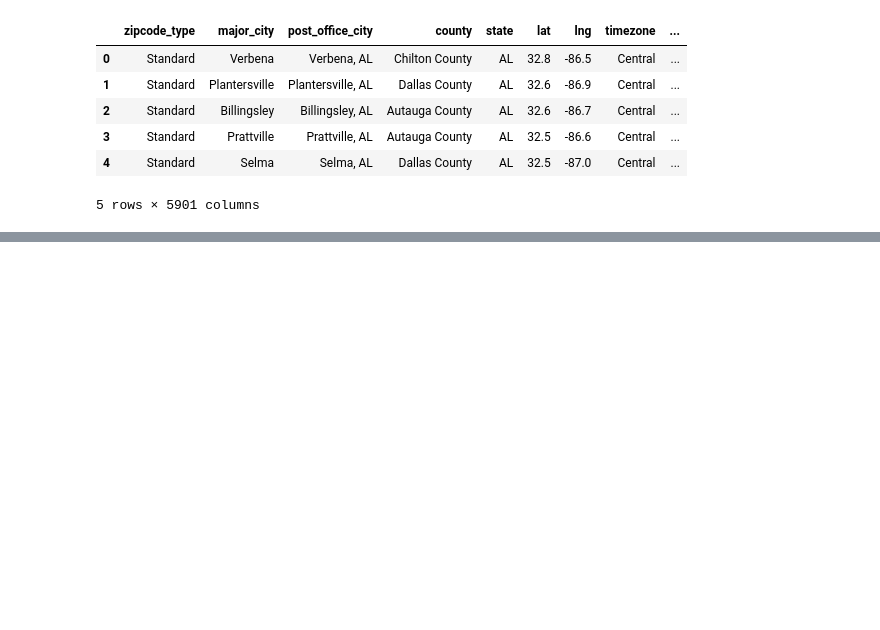
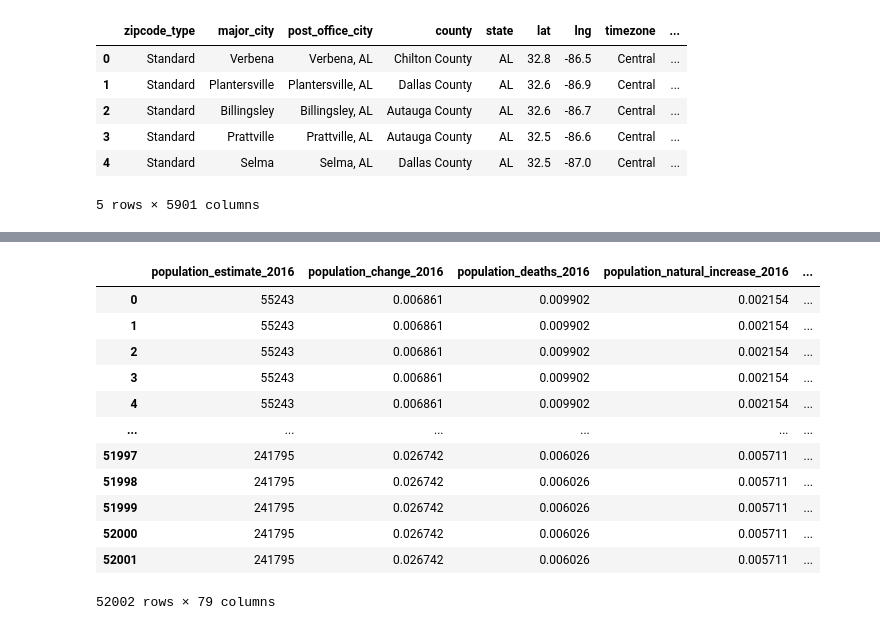
Before and after one commit to AlexBuchko/466Starbucks, a Jupyter notebook: main.ipynb, the cells around one changed output, grey strips where cells are left out. Drawn from its saved outputs; the diff is of its cells as text; code cells hidden in the pictures; blank space fills up the shorter version.

```diff
--- a/main.ipynb
+++ b/main.ipynb
@@ -197,0 +215,4 @@ Name: population_by_age_total_45_64_2016, Length: 52002, dtype: float64
+# %%
+starbucksCounts = df["Postcode"].value_counts().reset_index()
+starbucksCounts = starbucksCounts.rename(columns={"index": "zipcode", "Postcode" : "numStarbucks"})
+starbucksCounts
@@ -197,0 +233,18 @@ Name: population_by_age_total_45_64_2016, Length: 52002, dtype: float64
+# %%
+joined = pd.merge(processedDemographicsDF, starbucksCounts, how="left", on="zipcode")
+joined = joined.fillna(0)
+joined
+# %% [output]
+|  | population_estimate_2016 | population_change_2016 | population_deaths_2016 | population_natural_increase_2016 | ... |
+| 0 | 55243 | 0.006861 | 0.009902 | 0.002154 | ... |
+| 1 | 55243 | 0.006861 | 0.009902 | 0.002154 | ... |
+| 2 | 55243 | 0.006861 | 0.009902 | 0.002154 | ... |
+| 3 | 55243 | 0.006861 | 0.009902 | 0.002154 | ... |
+| 4 | 55243 | 0.006861 | 0.009902 | 0.002154 | ... |
+| ... | ... | ... | ... | ... | ... |
+| 51997 | 241795 | 0.026742 | 0.006026 | 0.005711 | ... |
+| 51998 | 241795 | 0.026742 | 0.006026 | 0.005711 | ... |
+| 51999 | 241795 | 0.026742 | 0.006026 | 0.005711 | ... |
+| 52000 | 241795 | 0.026742 | 0.006026 | 0.005711 | ... |
+| 52001 | 241795 | 0.026742 | 0.006026 | 0.005711 | ... |
+52002 rows × 79 columns
```
Also changed, not shown: parts of 15 cells of this notebook, 1 other file.
